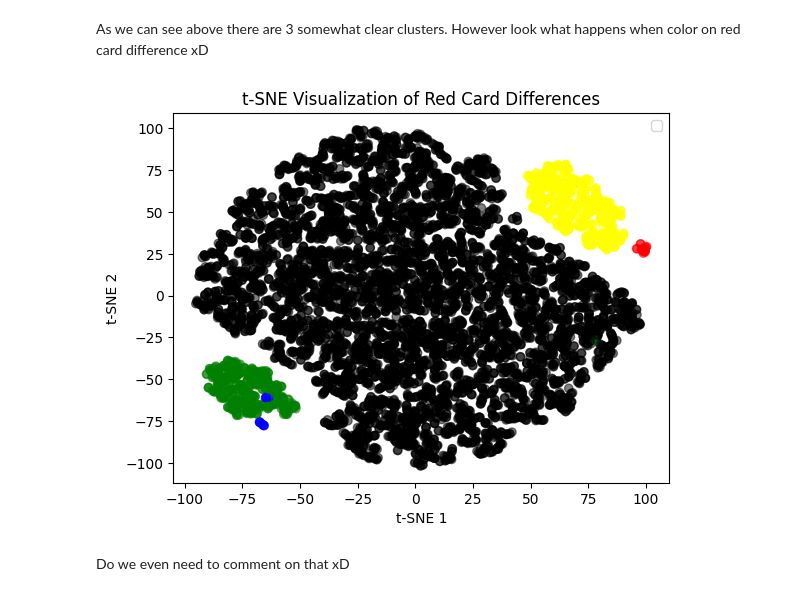
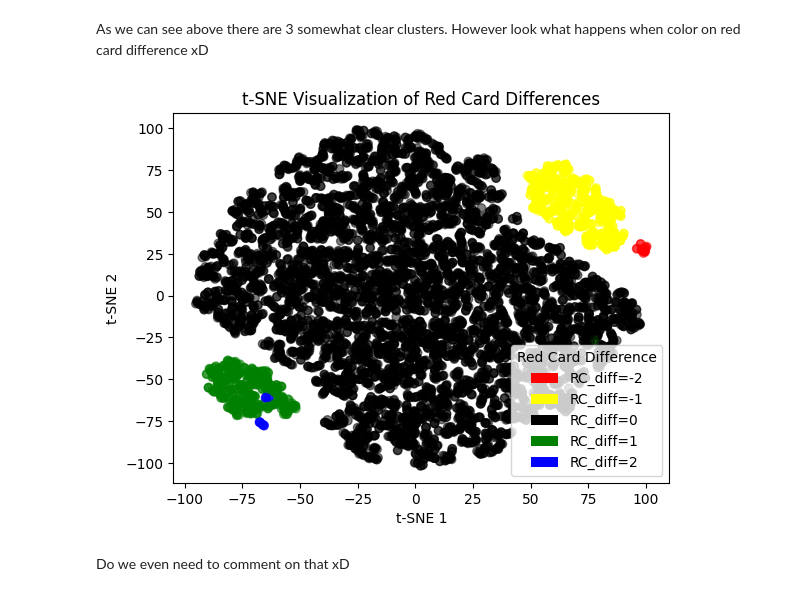
Before and after one commit to frederik007hb/Data-Mining, a Jupyter notebook: Group29_Checkpoint 1.ipynb, the cells around one changed output. Saved outputs shown, nothing was run; the diff lists cells and outputs as text; code cells hidden in the pictures.

```diff
--- a/Group29_Checkpoint 1.ipynb
+++ b/Group29_Checkpoint 1.ipynb
@@ -488,27 +488,29 @@ As we can see above there are 3 somewhat clear clusters. However look what happe
 # %%
 # --- Color map for red card difference ---
 color_map = {
     2: 'blue',
     1: "green",
     0: "black",
     -1: 'yellow',
    -2: "red"
 }
 eval_dataframe = pd.DataFrame({'RC_diff': data['HR'] - data['AR']})
 evaluating_measure = eval_dataframe.values.flatten()
 colors = [color_map[val] for val in evaluating_measure]
 # --- Plotting ---
 plt.figure()
-plt.scatter(embedding[:, 0], embedding[:, 1], color=colors, alpha=0.5)
+plt.scatter(embedding[:, 0], embedding[:, 1], color=colors, alpha=0.5, label='t-SNE Embedding Colored by Red Card Difference')
+color_bar_elements = [Patch(facecolor=color_map[val], label=f'RC_diff={val}') for val in sorted(color_map.keys())]
+plt.legend(handles=color_bar_elements, title='Red Card Difference')
+
 
 plt.xlabel("t-SNE 1")
 plt.ylabel("t-SNE 2")
-plt.legend()
 plt.title("t-SNE Visualization of Red Card Differences")
 
 plt.show()
 # %% [output]
-[figure, old version]
+[figure, new version]
 # %% [markdown]
 Do we even need to comment on that xD
 # %%
```
